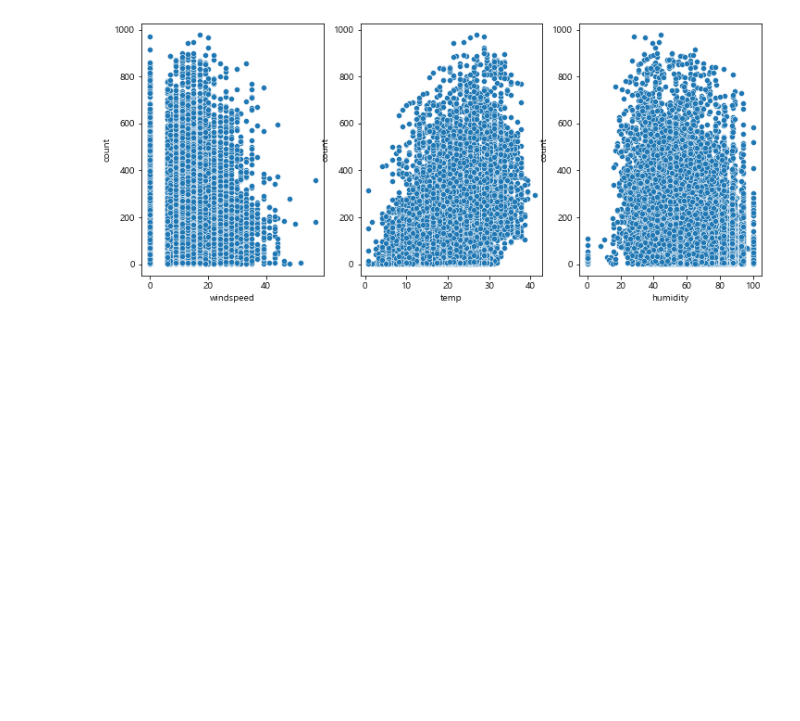
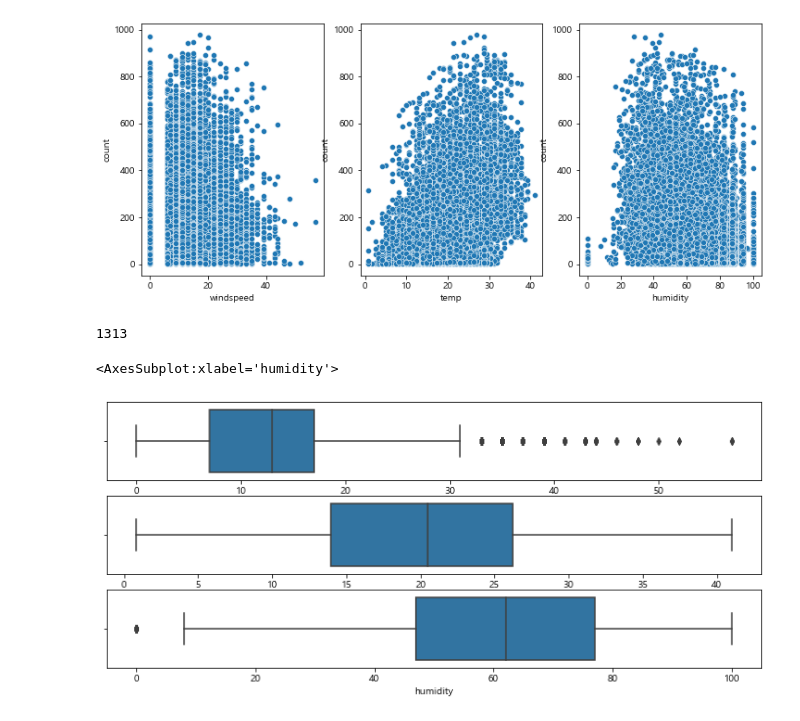
Before and after one commit to eeyeji/Python_Library, a Jupyter notebook: 4일차/bike.ipynb, the cells around one changed output. Drawn from its saved outputs; the diff is of its cells as text; code cells hidden in the pictures; blank space fills up the shorter version.

Commit message:
BIKE

```diff
--- a/4일차/bike.ipynb
+++ b/4일차/bike.ipynb
@@ -185,3 +185,20 @@ sns.scatterplot(data=bike, x='humidity', y = 'count', ax=ax3)
 # %% [output]
 <AxesSubplot:xlabel='humidity', ylabel='count'>
 [figure]
+# %%
+#Windspeed가 0일수가 있나? 확인해보자
+len(bike[bike['windspeed']==0])
+# %% [output]
+1313
+# %%
+#이상치 확인
+#칼럼 temp, windspeed, humidity 각각 boxplot 그리기
+#단, 3개의 boxplot을 한번에 출력!!
+#                                   행3*열1
+fig, (ax1, ax2, ax3) = plt.subplots(nrows=3, figsize=(12, 5))
+sns.boxplot(data=bike, x='windspeed', ax=ax1)
+sns.boxplot(data=bike, x='temp', ax=ax2)
+sns.boxplot(data=bike, x='humidity', ax=ax3)
+# %% [output]
+<AxesSubplot:xlabel='humidity'>
+[figure, added]
```
Also changed, not shown: parts of 2 cells of this notebook.
